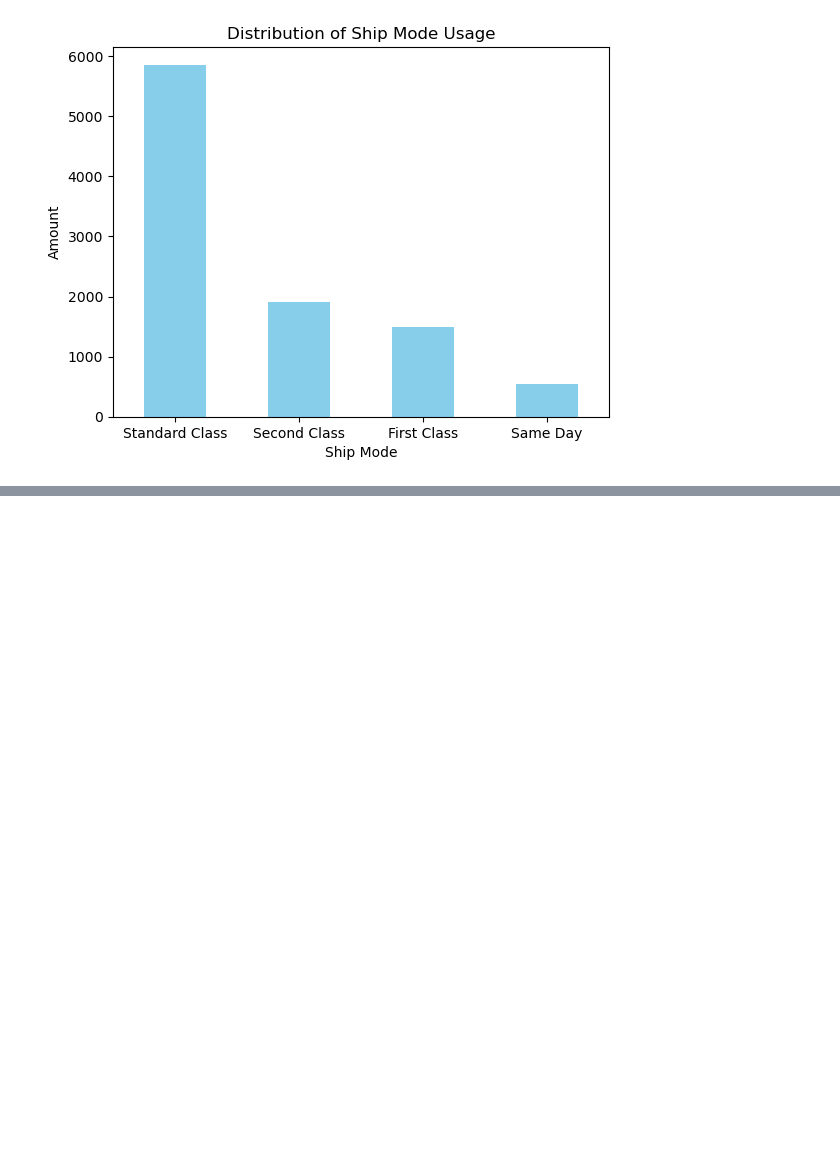
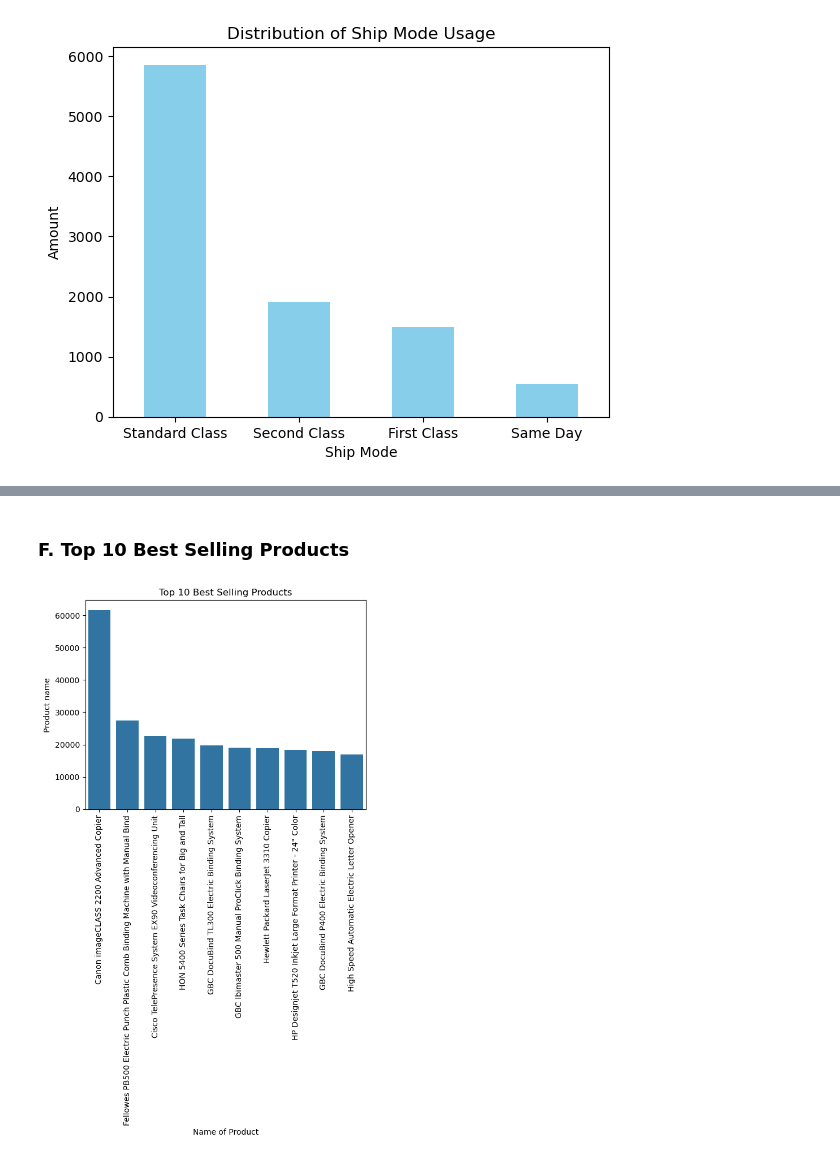
Before and after one commit to Maulana-Yusuf-T/Sales-Forecasting, a Jupyter notebook: Sales_Forecasting.ipynb, the cells around one changed output, grey strips where cells are left out. Drawn from its saved outputs; the diff is of its cells as text; code cells hidden in the pictures; blank space fills up the shorter version.

```diff
--- a/Sales_Forecasting.ipynb
+++ b/Sales_Forecasting.ipynb
@@ -412,0 +434,22 @@ plt.show()
+# %% [markdown]
+### **F. Top 10 Best Selling Products**
+# %%
+# Define a variable
+top_prod = df_copy.groupby('Product Name')['Sales'].sum().sort_values(ascending = False).head(10).reset_index()
+
+# Create the visualization with only top 10
+sns.barplot(data = top_prod,
+            x = 'Product Name', y = 'Sales')
+
+# Add title and labels
+plt.title('Top 10 Best Selling Products')
+plt.ylabel('Product name')
+plt.xlabel('Name of Product')
+
+# Make the text in 0 degree
+plt.xticks(rotation = 90)
+
+# Show the visualization
+plt.show()
+# %% [output]
+[figure, added]
```
Also changed, not shown: parts of 3 cells of this notebook.
